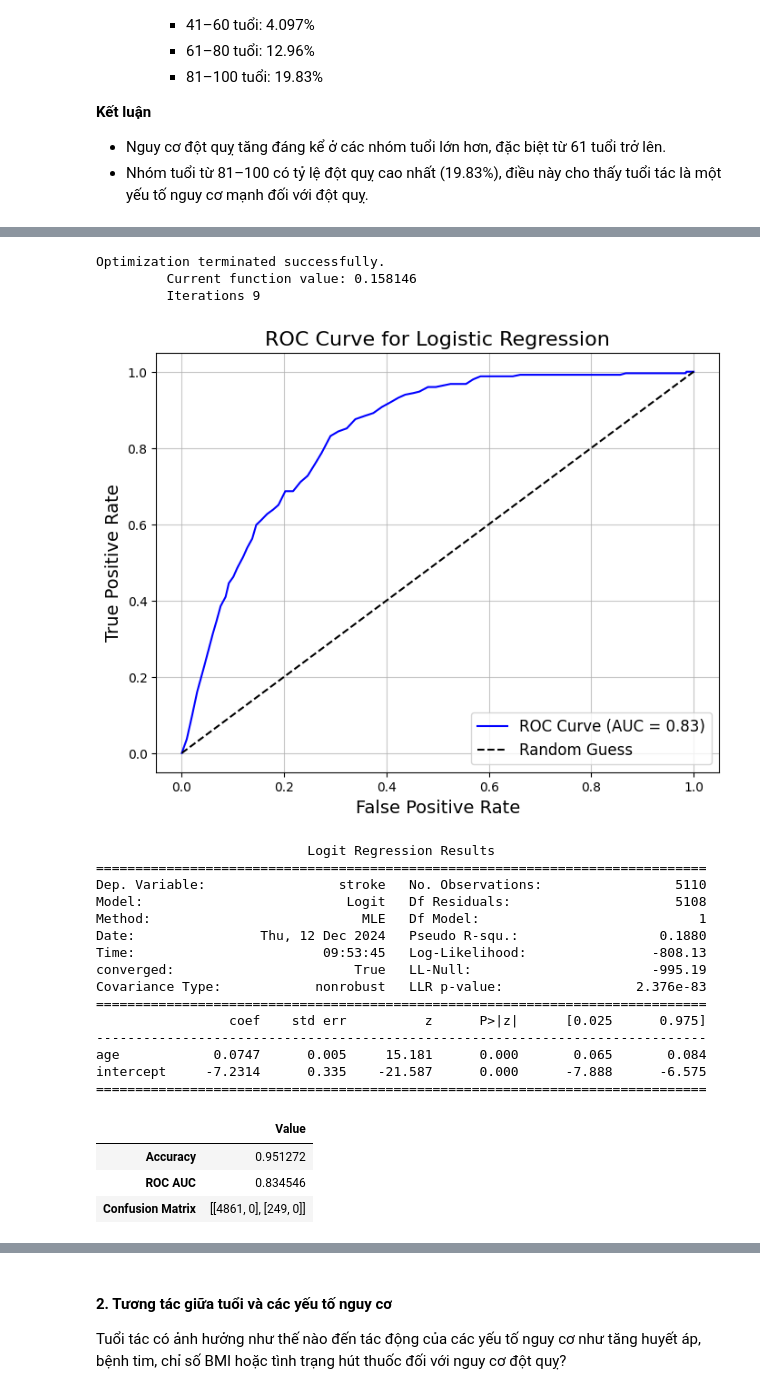
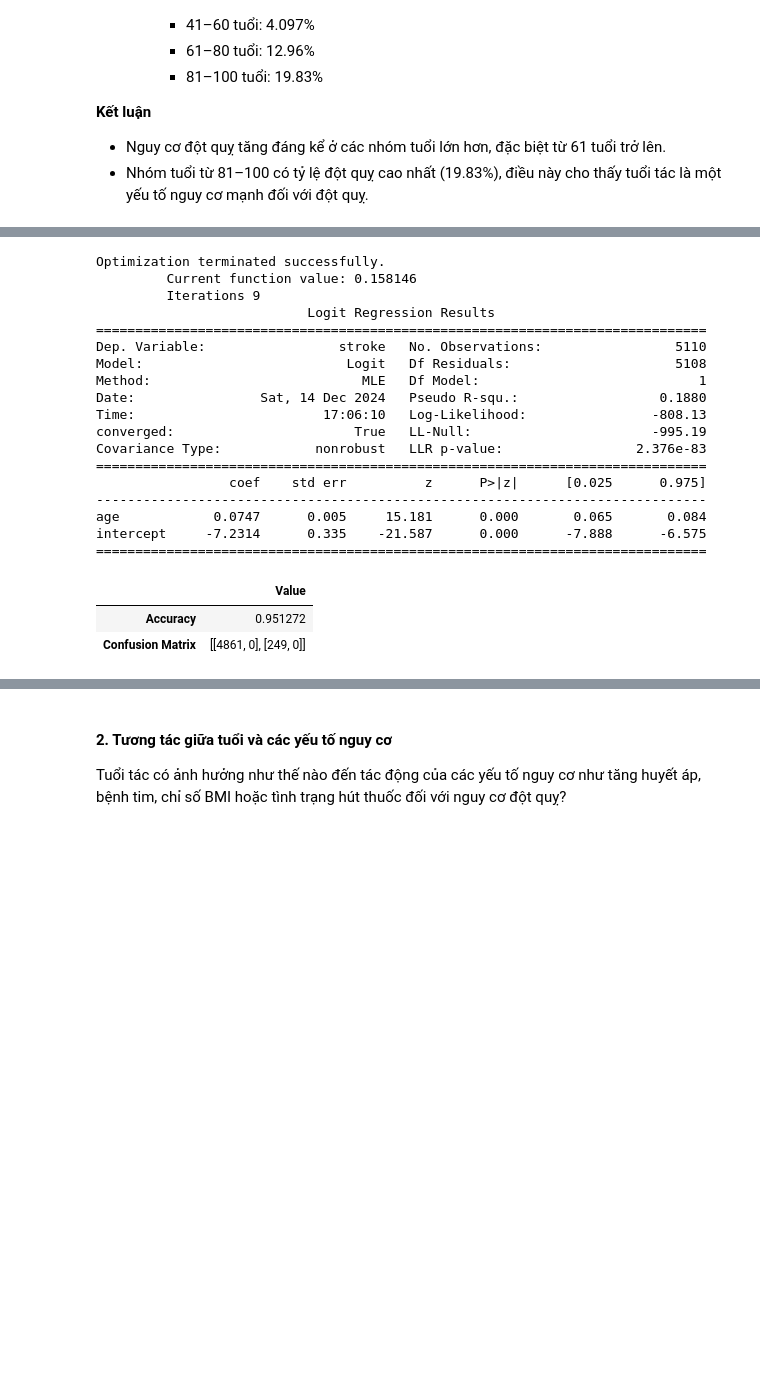
Before and after one commit to Ddyln/Stroke-Prediction-Analysis, a Jupyter notebook: PBD_Analyst.ipynb, the cells around one changed output, grey strips where cells are left out. Drawn from its saved outputs; the diff is of its cells as text; code cells hidden in the pictures; blank space fills up the shorter version.

```diff
--- a/PBD_Analyst.ipynb
+++ b/PBD_Analyst.ipynb
@@ -319,69 +273,48 @@ result = logit_model.fit()  # Huấn luyện mô hình bằng Maximum Likelihood
 df['predicted_stroke'] = result.predict(X)
 df['predicted_class'] = (df['predicted_stroke'] >= 0.5).astype(int)
 
 # Đánh giá hiệu suất mô hình
 # - Độ chính xác (Accuracy): Tỷ lệ dự đoán đúng trên tổng số quan sát.
 accuracy = accuracy_score(df['stroke'], df['predicted_class'])
 
 # - Ma trận nhầm lẫn (Confusion Matrix): Hiển thị số lượng True Positive, True Negative, False Positive, và False Negative.
 conf_matrix = confusion_matrix(df['stroke'], df['predicted_class'])
 
-# - AUC-ROC (Area Under Curve - Receiver Operating Characteristic): Đo khả năng phân biệt giữa hai lớp (0 và 1).
-roc_auc = roc_auc_score(df['stroke'], df['predicted_stroke'])
-
-# Vẽ biểu đồ ROC (Receiver Operating Characteristic)
-# - Trục X: Tỷ lệ dương tính giả (False Positive Rate - FPR).
-# - Trục Y: Tỷ lệ dương tính thật (True Positive Rate - TPR).
-# - Đường chéo (Random Guess): Hiệu suất của mô hình đoán ngẫu nhiên.
-fpr, tpr, _ = roc_curve(df['stroke'], df['predicted_stroke'])
-plt.figure(figsize=(8, 6))
-plt.plot(fpr, tpr, label=f'ROC Curve (AUC = {roc_auc:.2f})', color='blue')  # Đường cong ROC
-plt.plot([0, 1], [0, 1], 'k--', label='Random Guess')  # Đường chéo ngẫu nhiên
-plt.title('ROC Curve for Logistic Regression', fontsize=16)
-plt.xlabel('False Positive Rate', fontsize=14)
-plt.ylabel('True Positive Rate', fontsize=14)
-plt.legend(fontsize=12)
-plt.grid(alpha=0.7)
-plt.show()
-
 # Hiển thị tóm tắt hồi quy logistic
 logit_summary = result.summary()
 
 # Hiển thị các chỉ số đánh giá hiệu suất mô hình
 evaluation_results = {
     "Accuracy": accuracy,  # Độ chính xác của mô hình
-    "ROC AUC": roc_auc,  # Giá trị AUC (càng gần 1 càng tốt)
     "Confusion Matrix": conf_matrix,  # Ma trận nhầm lẫn
 }
 
 print(logit_summary)
 
 # Chuyển thành dataframe để xuất đẹp hơn
 evaluation_results_df = pd.DataFrame.from_dict(evaluation_results, orient='index', columns=['Value'])
 display(evaluation_results_df)
 # %% [output]
 Optimization terminated successfully.
          Current function value: 0.158146
          Iterations 9
+                           Logit Regression Results
+==============================================================================
+Dep. Variable:                 stroke   No. Observations:                 5110
+Model:                          Logit   Df Residuals:                     5108
+Method:                           MLE   Df Model:                            1
+Date:                Sat, 14 Dec 2024   Pseudo R-squ.:                  0.1880
+Time:                        17:06:10   Log-Likelihood:                -808.13
+converged:                       True   LL-Null:                       -995.19
+Covariance Type:            nonrobust   LLR p-value:                 2.376e-83
+==============================================================================
+                 coef    std err          z      P>|z|      [0.025      0.975]
+------------------------------------------------------------------------------
+age            0.0747      0.005     15.181      0.000       0.065       0.084
+intercept     -7.2314      0.335    -21.587      0.000      -7.888      -6.575
+==============================================================================
-[figure, removed]
-                           Logit Regression Results
-==============================================================================
-Dep. Variable:                 stroke   No. Observations:                 5110
-Model:                          Logit   Df Residuals:                     5108
-Method:                           MLE   Df Model:                            1
-Date:                Thu, 12 Dec 2024   Pseudo R-squ.:                  0.1880
-Time:                        09:53:45   Log-Likelihood:                -808.13
-converged:                       True   LL-Null:                       -995.19
-Covariance Type:            nonrobust   LLR p-value:                 2.376e-83
-==============================================================================
-                 coef    std err          z      P>|z|      [0.025      0.975]
-------------------------------------------------------------------------------
-age            0.0747      0.005     15.181      0.000       0.065       0.084
-intercept     -7.2314      0.335    -21.587      0.000      -7.888      -6.575
-==============================================================================
 |  | Value |
 | Accuracy | 0.951272 |
-| ROC AUC | 0.834546 |
 | Confusion Matrix | [[4861, 0], [249, 0]] |
 # %% [markdown]
 ### **Phân tích**
```
Also changed, not shown: parts of 4 cells of this notebook.
